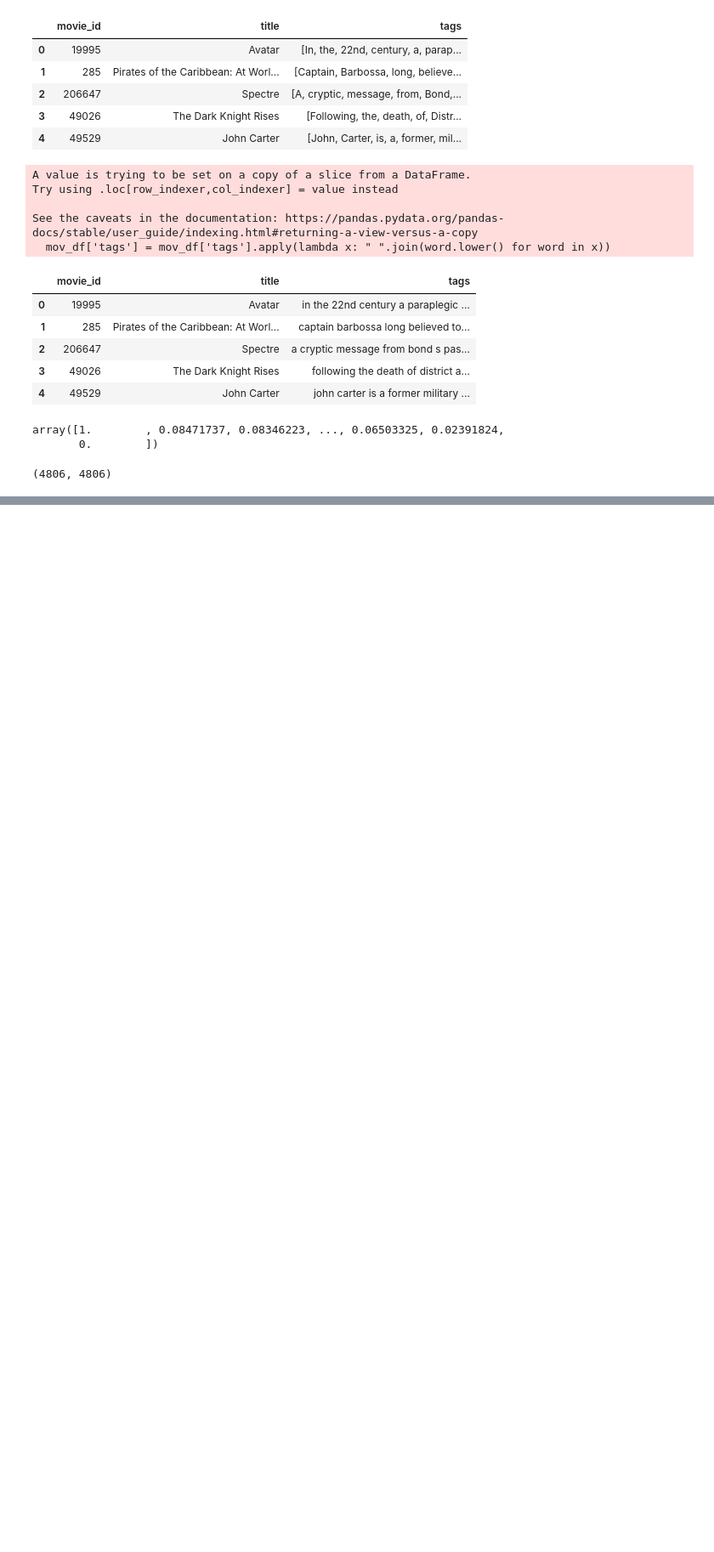
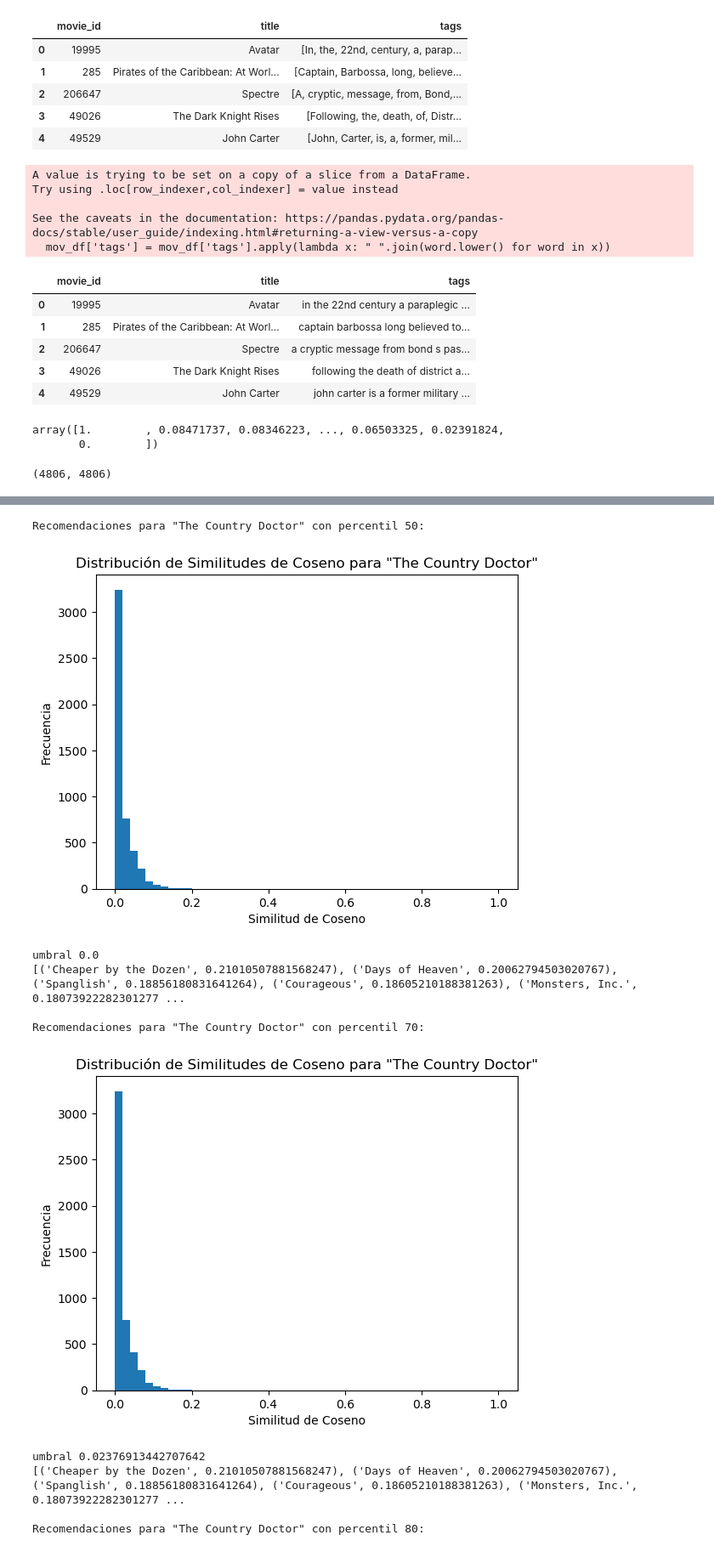
Before and after one commit to r1kard/demo_movie_recommendation, a Jupyter notebook: RecommendationSystem.ipynb, the cells around one changed output, grey strips where cells are left out. Shown at 85% size. Drawn from its saved outputs; the diff is of its cells as text; code cells hidden in the pictures; blank space fills up the shorter version.

```diff
--- a/RecommendationSystem.ipynb
+++ b/RecommendationSystem.ipynb
@@ -306,0 +352,55 @@ def recommend(movie):
+# %%
+def get_recommendations(title, percentile=80):
+    # Obtener el índice de la película que coincide con el título
+    idx = mov_df[mov_df['title'] == title].index[0]
+
+    # Obtener las puntuaciones de similitud en coseno para todas las películas con esa película
+    sim_scores = list(enumerate(similarity[idx]))
+
+    # Extraer las puntuaciones de similitud
+    sim_values = [score[1] for score in sim_scores]
+
+    # Visualizar la distribución de las similitudes
+    plt.hist(sim_values, bins=50)
+    plt.xlabel('Similitud de Coseno')
+    plt.ylabel('Frecuencia')
+    plt.title('Distribución de Similitudes de Coseno para "{}"'.format(title))
+    plt.show()
+
+    # Determinar el umbral basado en el percentil
+    threshold = np.percentile(sim_values, percentile)
+    print('umbral',threshold )
+
+    # Filtrar las películas basadas en el umbral de similitud
+    sim_scores = [score for score in sim_scores if score[1] >= threshold]
+
+    # Ordenar las películas basadas en las puntuaciones de similitud
+    sim_scores = sorted(sim_scores, key=lambda x: x[1], reverse=True)
+
+    # Obtener los índices y las puntuaciones de las películas más similares
+    movie_indices_and_scores = [(i[0], i[1]) for i in sim_scores[1:21]]  # Ignorar la primera porque es la misma película
+
+    # Devolver los títulos de las películas más similares junto con sus puntuaciones de similitud
+    recommendations = [(mov_df['title'].iloc[i], score) for i, score in movie_indices_and_scores]
+    return recommendations
+# %%
+# Ejemplo de uso
+title = 'The Country Doctor'
+percentiles = [50, 70, 80, 98]
+
+for p in percentiles:
+    print(f'Recomendaciones para "{title}" con percentil {p}:')
+    print(get_recommendations(title, percentile=p))
+    print()
+# %% [output]
+Recomendaciones para "The Country Doctor" con percentil 50:
+[figure, added]
+umbral 0.0
+[('Cheaper by the Dozen', 0.21010507881568247), ('Days of Heaven', 0.20062794503020767), ('Spanglish', 0.18856180831641264), ('Courageous', 0.18605210188381263), ('Monsters, Inc.', 0.18073922282301277 ...
+
+Recomendaciones para "The Country Doctor" con percentil 70:
+[figure, added]
+umbral 0.02376913442707642
+[('Cheaper by the Dozen', 0.21010507881568247), ('Days of Heaven', 0.20062794503020767), ('Spanglish', 0.18856180831641264), ('Courageous', 0.18605210188381263), ('Monsters, Inc.', 0.18073922282301277 ...
+
+Recomendaciones para "The Country Doctor" con percentil 80:
```
Also changed, not shown: parts of 19 cells of this notebook, 4 other files.
